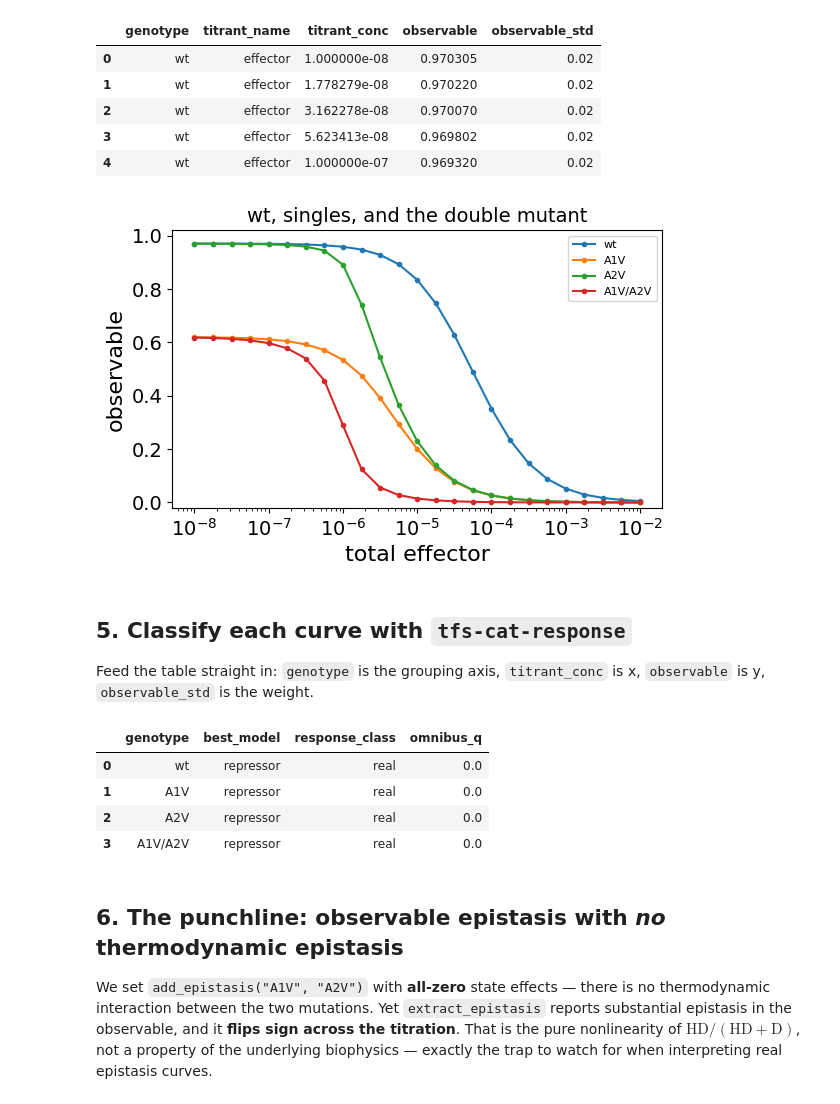
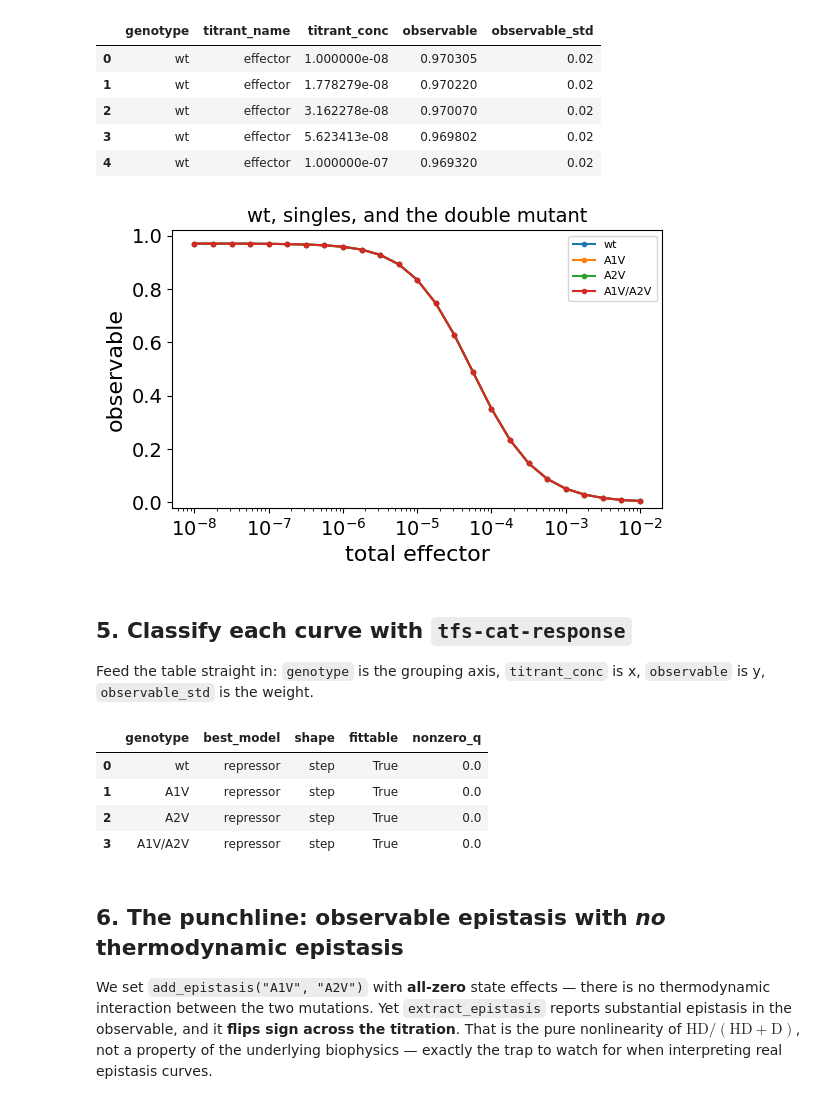
Before and after one commit to harmsm/tfscreen, a Jupyter notebook: examples/toy_thermo/toy_thermo.ipynb, the cells around one changed output. Cells and saved outputs as stored; diff of their text form; code cells hidden in the pictures.

Commit message:
added toy model version to investigate observables

```diff
--- a/examples/toy_thermo/toy_thermo.ipynb
+++ b/examples/toy_thermo/toy_thermo.ipynb
@@ -122,8 +122,8 @@ the long-form table the analysis tools consume.
 > both tools are happy.
 # %%
 effects = (MutationEffects()
-           .add_mutation("A1V", HD=3.0)      # weakens repression
-           .add_mutation("A2V", LE=-3.0)     # tightens effector binding
+           .add_mutation("A1V", HD=0.0)      # weakens repression
+           .add_mutation("A2V", LE=0.0)     # tightens effector binding
            .add_epistasis("A1V", "A2V"))     # NB: zero thermodynamic epistasis
 
 df = build_titration_df(model, effector, effects=effects,
@@ -150,7 +150,7 @@ ax.set_ylim(-0.02, 1.02)
 ax.legend(fontsize=8)
 fig.tight_layout()
 # %% [output]
-[figure, old version]
+[figure, new version]
 # %% [markdown]
 ## 5. Classify each curve with `tfs-cat-response`
 
@@ -159,17 +159,17 @@ x, `observable` is y, `observable_std` is the weight.
 # %%
 from tfscreen.analysis.cat_response.cat_response import cat_response
 
 results, predictions, assessment, delta = cat_response(
     df, x_obs="titrant_conc", y_obs="observable", y_std="observable_std",
     progress=False)
 
-results[["genotype", "best_model", "response_class", "omnibus_q"]]
+results[["genotype", "best_model", "shape", "fittable", "nonzero_q"]]
 # %% [output]
-|  | genotype | best_model | response_class | omnibus_q |
-| 0 | wt | repressor | real | 0.0 |
-| 1 | A1V | repressor | real | 0.0 |
-| 2 | A2V | repressor | real | 0.0 |
-| 3 | A1V/A2V | repressor | real | 0.0 |
+|  | genotype | best_model | shape | fittable | nonzero_q |
+| 0 | wt | repressor | step | True | 0.0 |
+| 1 | A1V | repressor | step | True | 0.0 |
+| 2 | A2V | repressor | step | True | 0.0 |
+| 3 | A1V/A2V | repressor | step | True | 0.0 |
 # %% [markdown]
 ## 6. The punchline: observable epistasis with *no* thermodynamic epistasis
 
```
Also changed, not shown: parts of 14 cells of this notebook, 3 other files.
